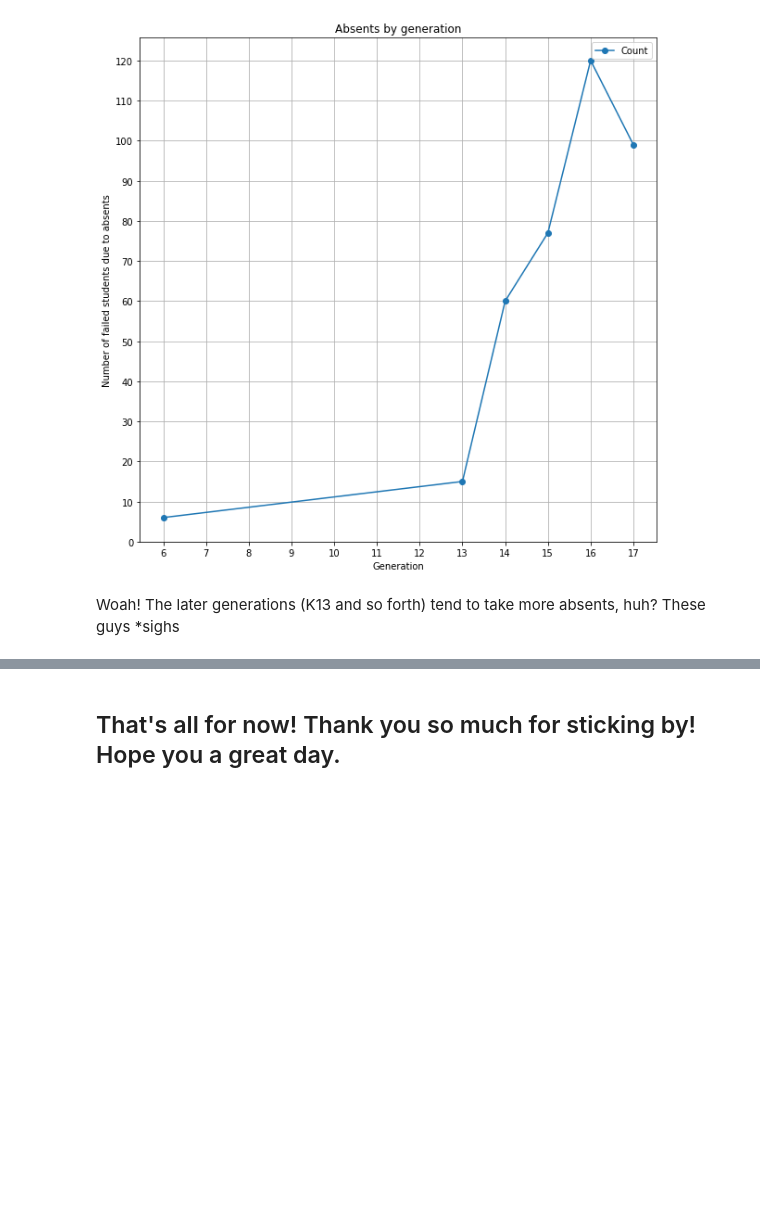
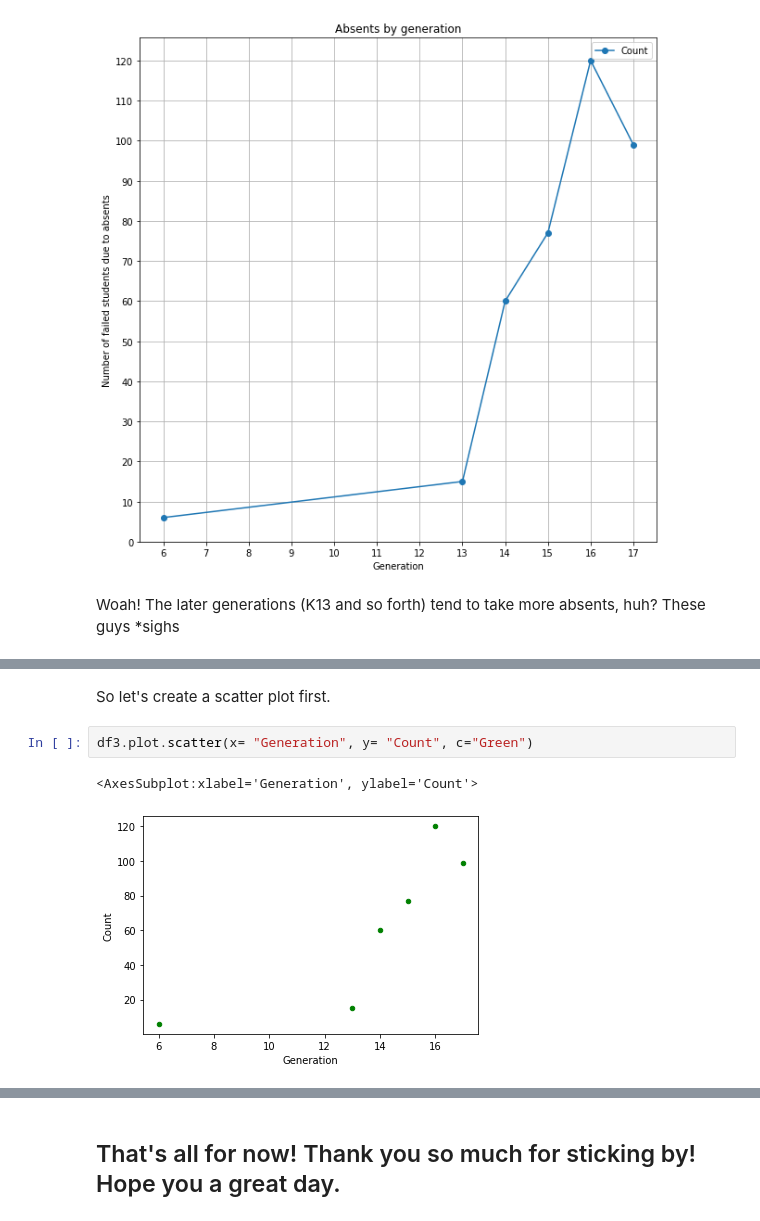
Before and after one commit to andythetechnerd03/Them-Data-Science-Camp, a Jupyter notebook: SU22_Failed_Absents/failed_fpt.ipynb, the cells around one changed output, grey strips where cells are left out. Saved outputs shown, nothing was run; the diff lists cells and outputs as text; blank space fills up the shorter version.

```diff
--- a/SU22_Failed_Absents/failed_fpt.ipynb
+++ b/SU22_Failed_Absents/failed_fpt.ipynb
@@ -137,0 +141,7 @@ Woah! The later generations (K13 and so forth) tend to take more absents, huh? T
+# %% [markdown]
+So let's create a scatter plot first.
+# %%
+df3.plot.scatter(x= "Generation", y= "Count", c="Green")
+# %% [output]
+<AxesSubplot:xlabel='Generation', ylabel='Count'>
+[figure, added]
```
Also changed, not shown: parts of 5 cells of this notebook.
